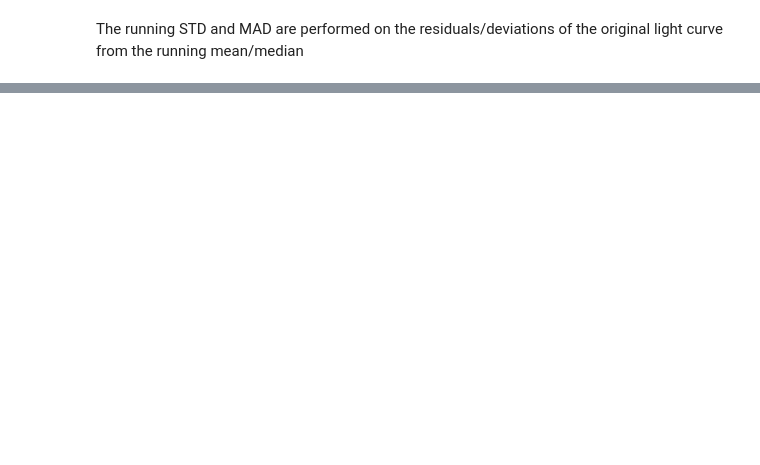
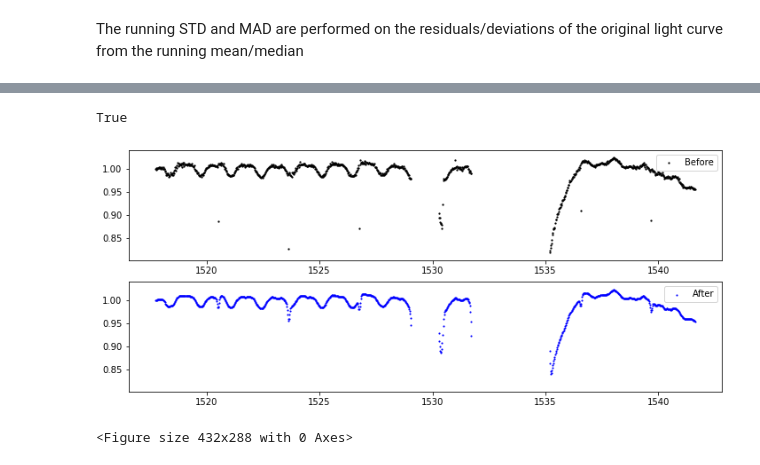
Before and after one commit to AstroJosePC/TESSDataExploration, a Jupyter notebook: LCFeatureExtraction.ipynb, the cells around one changed output, grey strips where cells are left out. Drawn from its saved outputs; the diff is of its cells as text; code cells hidden in the pictures; blank space fills up the shorter version.

```diff
--- a/LCFeatureExtraction.ipynb
+++ b/LCFeatureExtraction.ipynb
@@ -143,0 +145,24 @@ plt.show()
+# %%
+from astropy.convolution import Gaussian1DKernel, convolve, convolve_fft
+
+# Create kernel
+gauss = Gaussian1DKernel(stddev=2, x_size=37)
+
+# Convolve data
+z = convolve(cleaned.flux, gauss, boundary=None)
+
+fig, [ax1, ax2] = plt.subplots(2, 1, figsize=(12, 5), sharey=True)
+
+indx = gauss.array.size // 2
+
+# Plot data before and after convolution
+ax1.scatter(cleaned.time[indx:-indx], cleaned.flux[indx:-indx], c='black', label='Before', s=1.5)
+ax2.scatter(cleaned.time[indx:-indx], z[indx:-indx], c='blue', label='After', s=1.2)
+ax1.legend(loc='best')
+ax2.legend(loc='best')
+plt.show()
+plt.tight_layout()
+# %% [output]
+True
+[figure, added]
+<Figure size 432x288 with 0 Axes>
```
Also changed, not shown: parts of 9 cells of this notebook.
